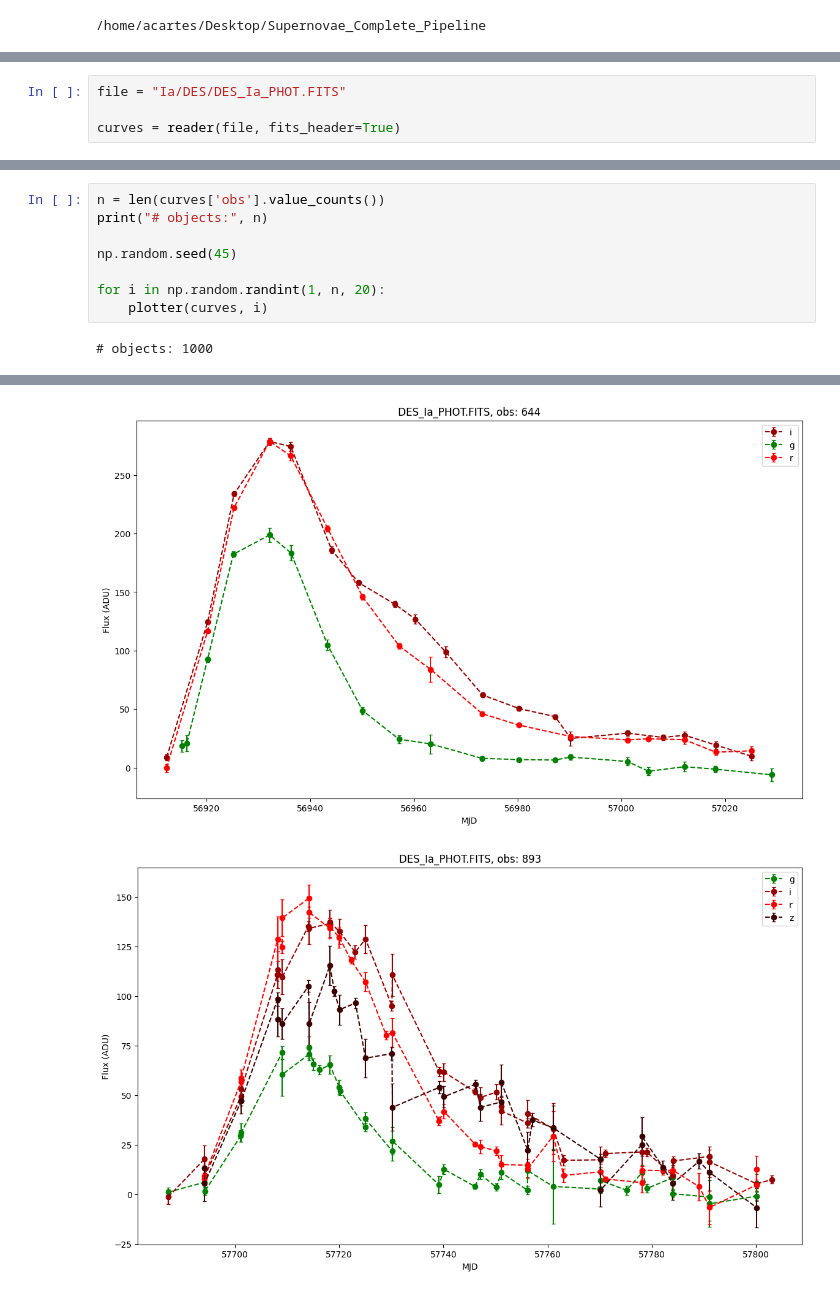
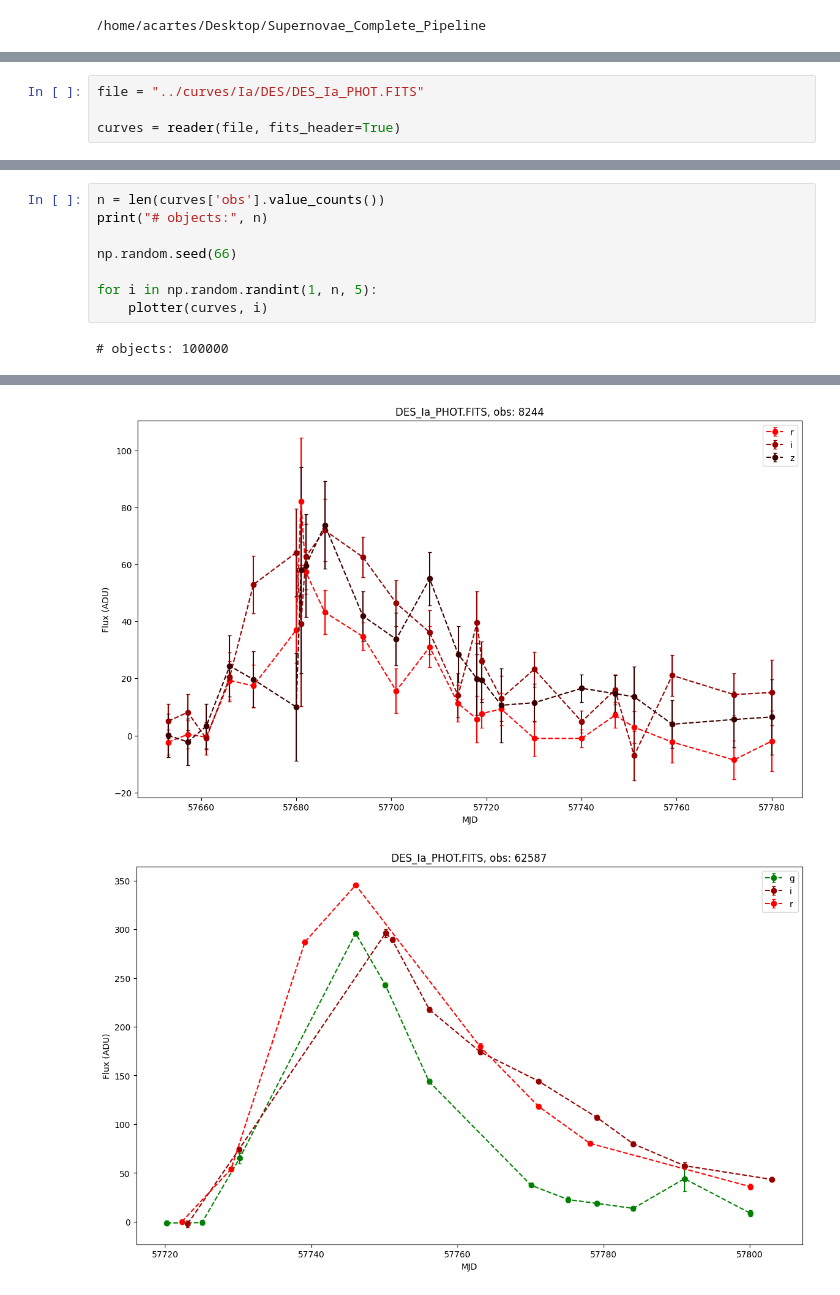
Before and after one commit to ale-cartes/Supernovae-Complete-Pipeline, a Jupyter notebook: Ia/DES/Ia_DES_curves.ipynb, the cells around one changed output, grey strips where cells are left out. Drawn from its saved outputs; the diff is of its cells as text.

```diff
--- a/Ia/DES/Ia_DES_curves.ipynb
+++ b/Ia/DES/Ia_DES_curves.ipynb
@@ -7,5 +7,5 @@ import fits_plotter
 # %%
-file = "Ia/DES/DES_Ia_PHOT.FITS"
+file = "../curves/Ia/DES/DES_Ia_PHOT.FITS"
 
 curves = reader(file, fits_header=True)
 # %% [output]
@@ -46,9 +46,9 @@ curves
 n = len(curves['obs'].value_counts())
 print("# objects:", n)
 
-np.random.seed(45)
+np.random.seed(66)
 
-for i in np.random.randint(1, n, 20):
+for i in np.random.randint(1, n, 5):
     plotter(curves, i)
 # %% [output]
-# objects: 1000
+# objects: 100000
@@ -57,2 +57,2 @@ for i in np.random.randint(1, n, 20):
-[figure, old version]
+[figure, new version]
-[figure, old version]
+[figure, new version]
```
Also changed, not shown: parts of 3 cells of this notebook, 23 other files.
